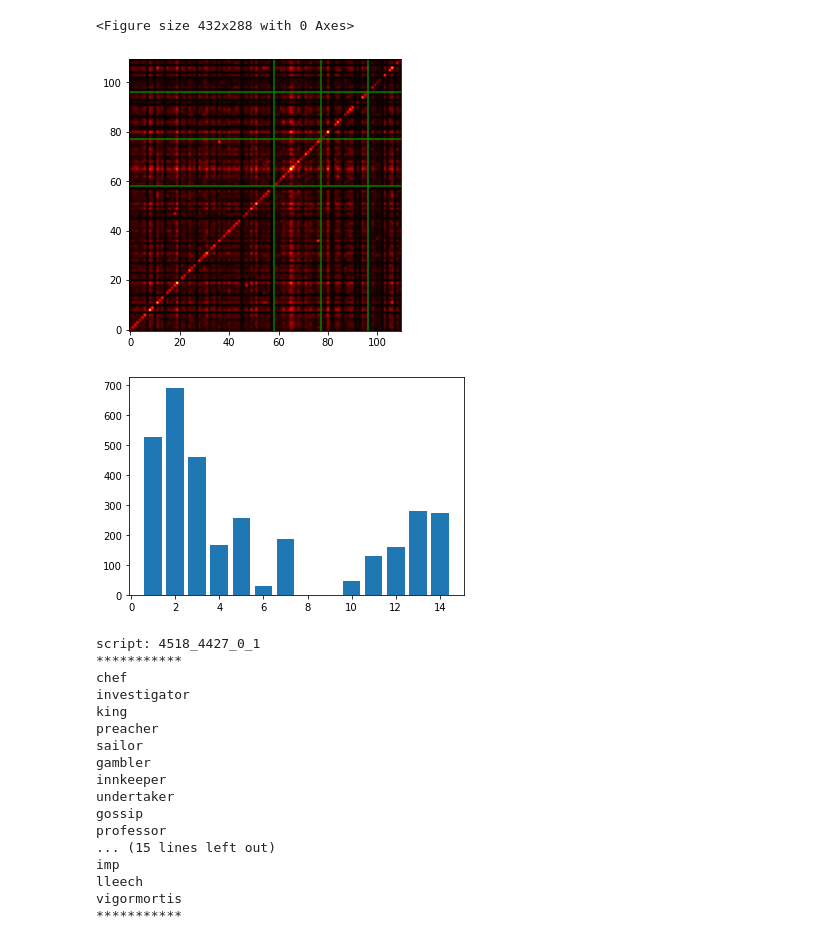
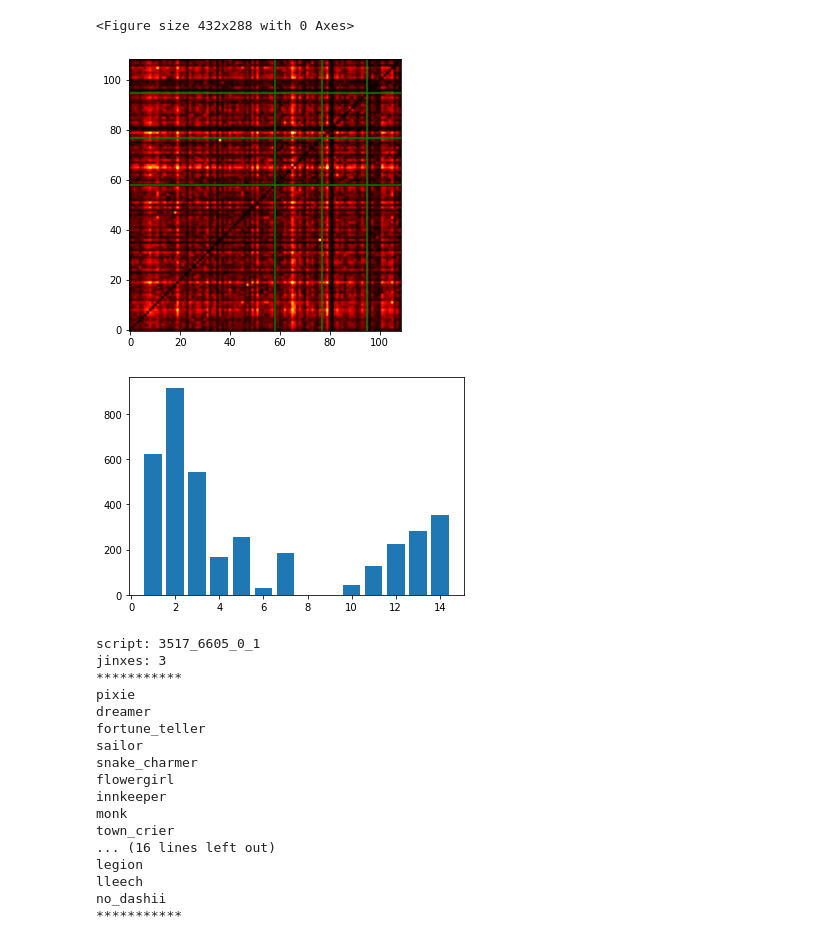
Before and after one commit to nicfreeman1209/pyscriptgen, a Jupyter notebook: scriptgen.ipynb, the cells around one changed output. Saved outputs shown, nothing was run; the diff lists cells and outputs as text; code cells hidden in the pictures.

```diff
--- a/scriptgen.ipynb
+++ b/scriptgen.ipynb
@@ -69,11 +77,14 @@ with open("roles.json") as j:
     for role in jsonRoles:
         if role["team"] not in teams:
             continue
-        teams[role["team"]].append(role["id"])
-        roleSAOs[role["id"]] = SAO(role["ability"])
-        roles.append(role["id"])
-        rolesInv[role["id"]] = len(roles)-1
-        roleTeams[role["id"]] = role["team"]
+        if role["id"] == "mephit":
+            continue # included with both names in roles.json
+        roleId = SanitizeName(role["name"])
+        teams[role["team"]].append(roleId)
+        roleSAOs[roleId] = SAO(role["ability"])
+        roles.append(roleId)
+        rolesInv[roleId] = len(roles)-1
+        roleTeams[roleId] = role["team"]
 # %%
 # set role adjacency matrix
 # set SAO distribution (for townsfolk)
@@ -92,34 +103,49 @@ for script in scripts:
             pass
         scriptRoles = []
         for role in jsonScript:
-            if role["id"] not in roles:
+            roleId = SanitizeName(role["id"])
+            if roleId not in roles:
                 continue
-            if roleTeams[role["id"]] not in teams:
-                continue
-            scriptRoles.append(role["id"])
-            assert(role["id"] in roles)
-            if role["id"] in teams["townsfolk"]:
-                amyDist[roleSAOs[role["id"]]] += 1
+            scriptRoles.append(roleId)
+            assert(roleId in roles)
+            if roleId in teams["townsfolk"]:
+                amyDist[roleSAOs[roleId]] += 1
         for role1 in scriptRoles:
             for role2 in scriptRoles:
+                if role1 == role2:
+                    continue
                 roleAdjacency[rolesInv[role1],rolesInv[role2]] += 1
 # %%
 # heatmap of adjacency matrix
 plt.clf()
 plt.figure(figsize = (5,5))
 plt.imshow(roleAdjacency, cmap='hot', interpolation="antialiased")
 dividers = [len(teams["townsfolk"]), len(teams["townsfolk"])+len(teams["outsider"]), len(teams["townsfolk"])+len(teams["outsider"])+len(teams["minion"])]
 for v in dividers:
     plt.axvline(x=v,color='green')
     plt.axhline(y=v,color='green')
 plt.gca().invert_yaxis()
 plt.show()
 
+file_name = 'heatmap.xlsx'
+ws = wb.worksheets[0]
+ws.title = 'heatmap'
+for row, rowVals in enumerate(roleAdjacency):
+    for col, item in enumerate(rowVals):
+        ws.cell(column=col+2, row=row+2, value=item)
+        r = 255 * item / np.max(roleAdjacency)
+        hexColour = '%02x%02x%02x' % (255, 255-int(r), 255-int(r))
+        ws.cell(column=col+2, row=row+2).fill = openpyxl.styles.PatternFill(start_color=hexColour, end_color=hexColour, fill_type = "solid")
+for i,role in enumerate(roles):
+    ws.cell(column=1, row=i+2, value=role)
+    ws.cell(column=i+2, row=1, value=role)
+wb.save(file_name)
+
 # SAO distribution
 plt.clf()
 plt.bar(amyDist.keys(), amyDist.values())
 plt.show()
 # %% [output]
 <Figure size 432x288 with 0 Axes>
-[figure, old version]
+[figure, new version]
-[figure, old version]
+[figure, new version]
@@ -234,29 +280,29 @@ class Script:
             json.dump(j, f)
 # %%
 # generate a script
+steps = np.random.randint(10**3,10**4)
 seed = np.random.randint(10**3,10**4)
-steps = np.random.randint(10**3,10**4)
 alpha = 0
 beta = 1
 
-script = Script(inputData, seed=seed, steps=steps, alpha=alpha, beta=beta)
+script = Script(inputData, steps=steps, seed=seed, alpha=alpha, beta=beta)
 print(script)
-#script.Save()
+script.Save()
 # %% [output]
-script: 4518_4427_0_1
+script: 3517_6605_0_1
+jinxes: 3
 ***********
-chef
-investigator
-king
-preacher
+pixie
+dreamer
+fortune_teller
 sailor
-gambler
+snake_charmer
+flowergirl
 innkeeper
-undertaker
-gossip
-professor
-... (15 lines left out)
-imp
+monk
+town_crier
+... (16 lines left out)
+legion
 lleech
-vigormortis
+no_dashii
 ***********
```
Also changed, not shown: parts of 5 cells of this notebook, 2 other files.
